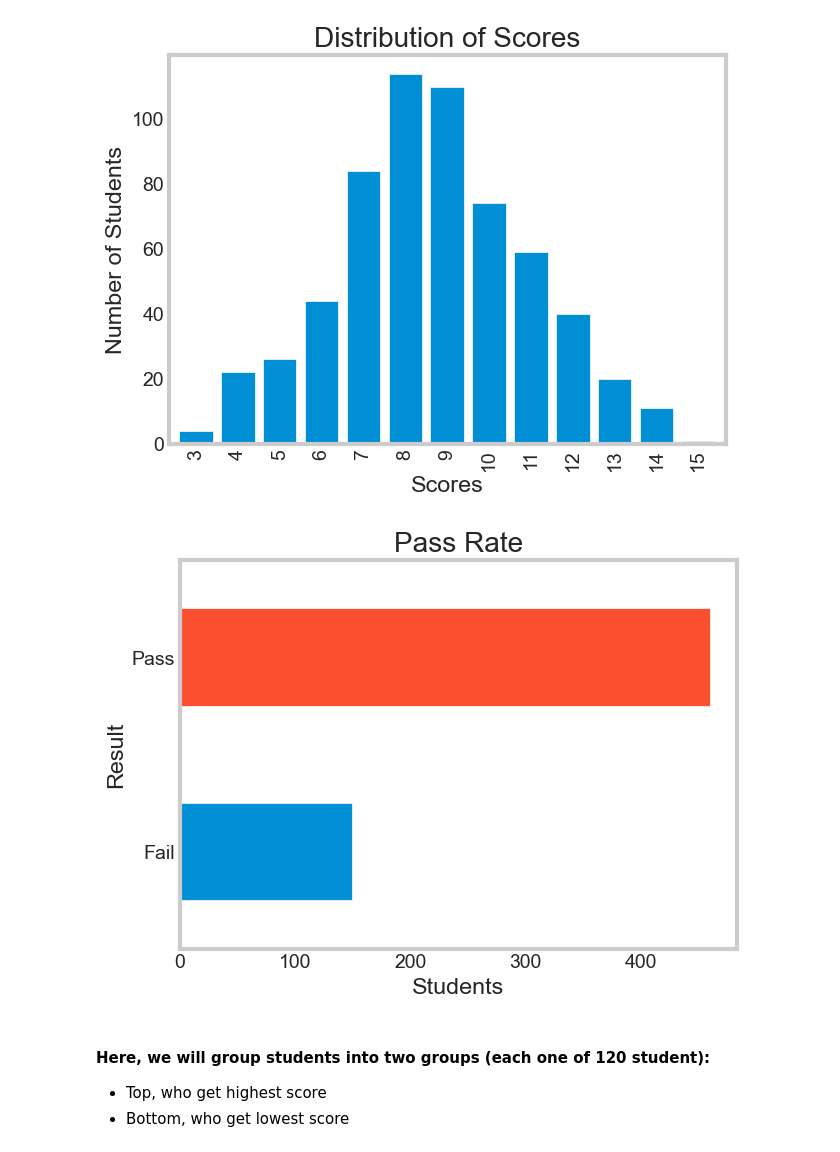
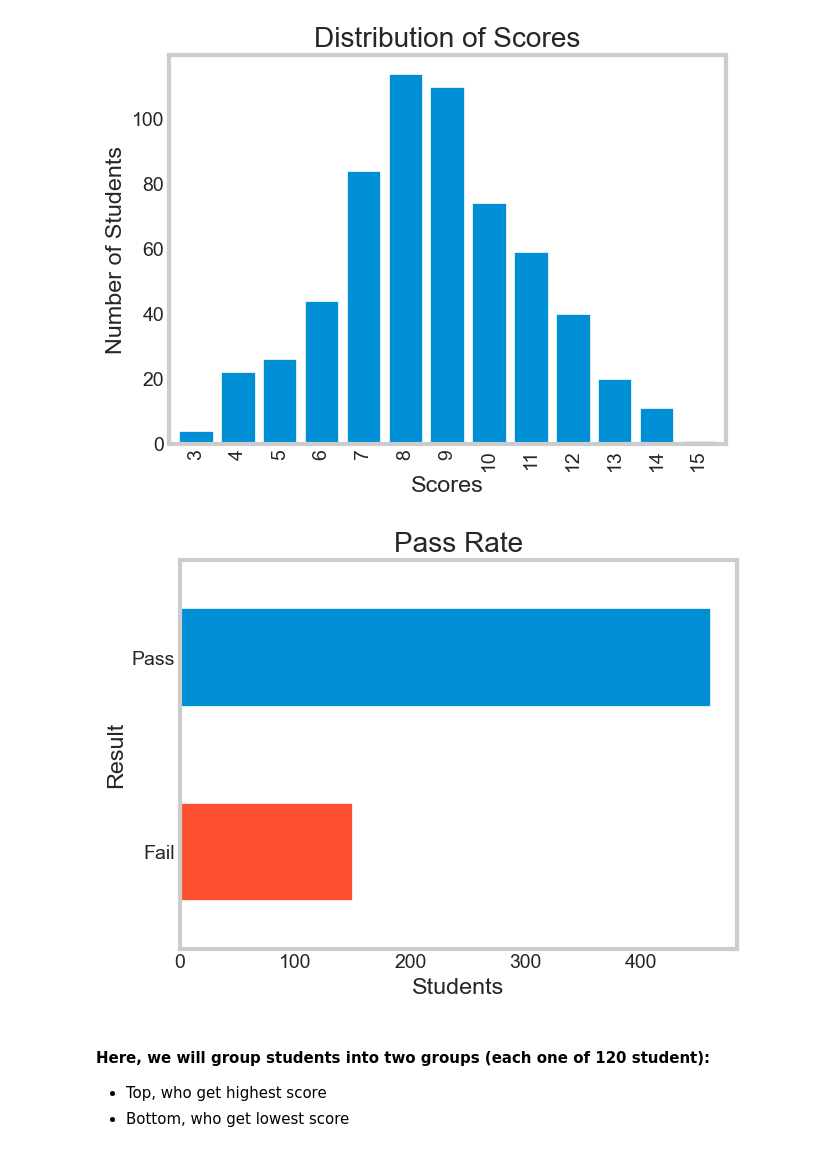
Before and after one commit to mu57f4/software_midterm_data_analysis, a Jupyter notebook: virtual_analysis.ipynb, the cells around one changed output. Cells and saved outputs as stored; diff of their text form; code cells hidden in the pictures.

Commit message:
'Plots Updated'

```diff
--- a/virtual_analysis.ipynb
+++ b/virtual_analysis.ipynb
@@ -105,14 +105,14 @@ df['pass_or_fail'] = df['finalGrade7_1'].apply(pass_or_fail)
 # %%
 df['pass_or_fail'].value_counts().sort_values() \
     .plot(kind='barh',
-          color=[color_pal[0], color_pal[1]],
+          color=[color_pal[1], color_pal[0]],
           width=0.5)
 plt.ylabel('Result')
 plt.xlabel('Students')
 plt.title('Pass Rate')
 plt.grid(False)
 plt.show()
 # %% [output]
-[figure, old version]
+[figure, new version]
 # %%
 questions = ['MCQ1', 'MCQ2', 'MCQ3', 'MCQ4', 'MCQ5', 'MCQ6', 'MCQ7','MCQ8', 'MCQ9', 'MCQ10', 'MCQ11', 'MCQ12', 'MCQ13', 'MCQ14', 'MCQ15','MCQ16']
```
Also changed, not shown: parts of 11 cells of this notebook.
